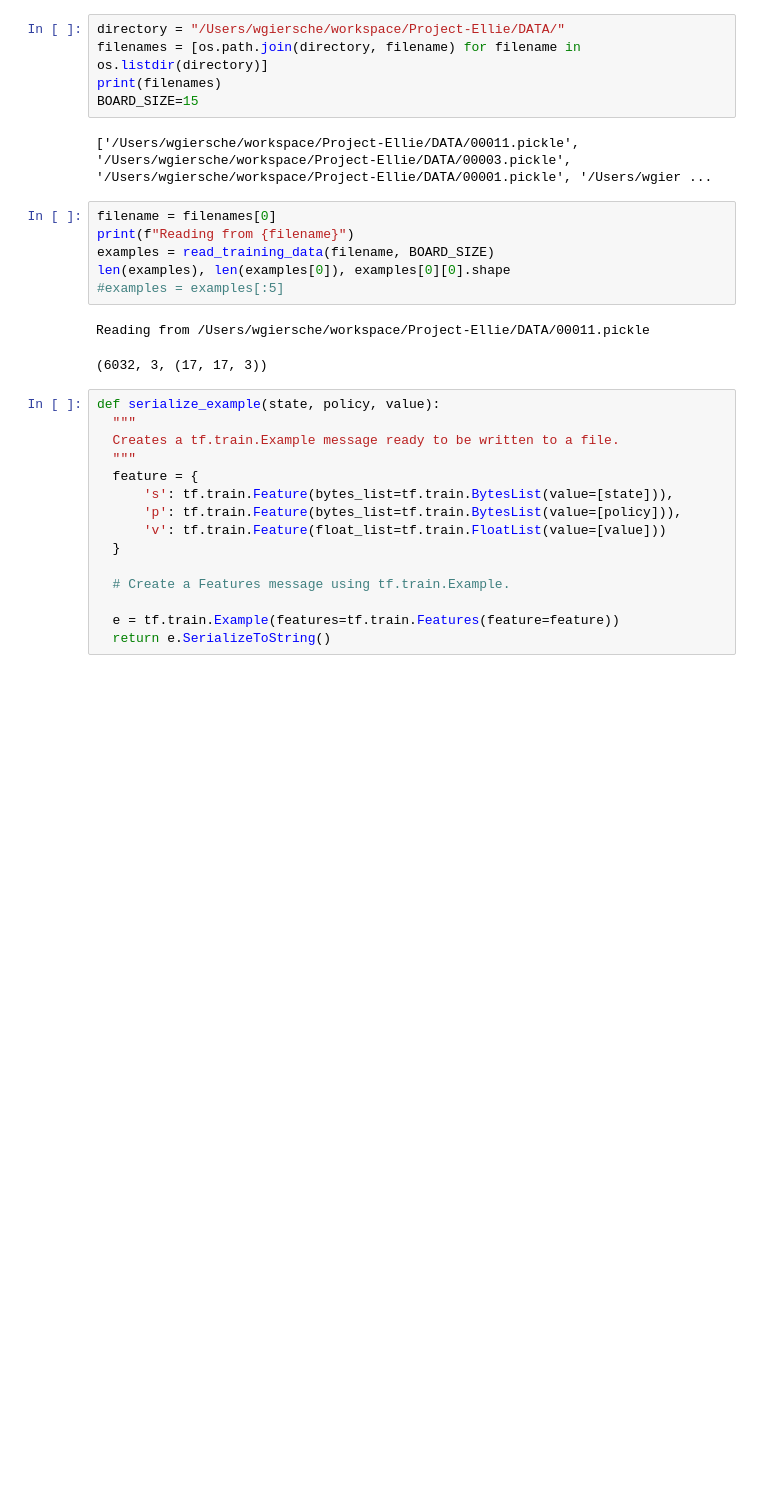
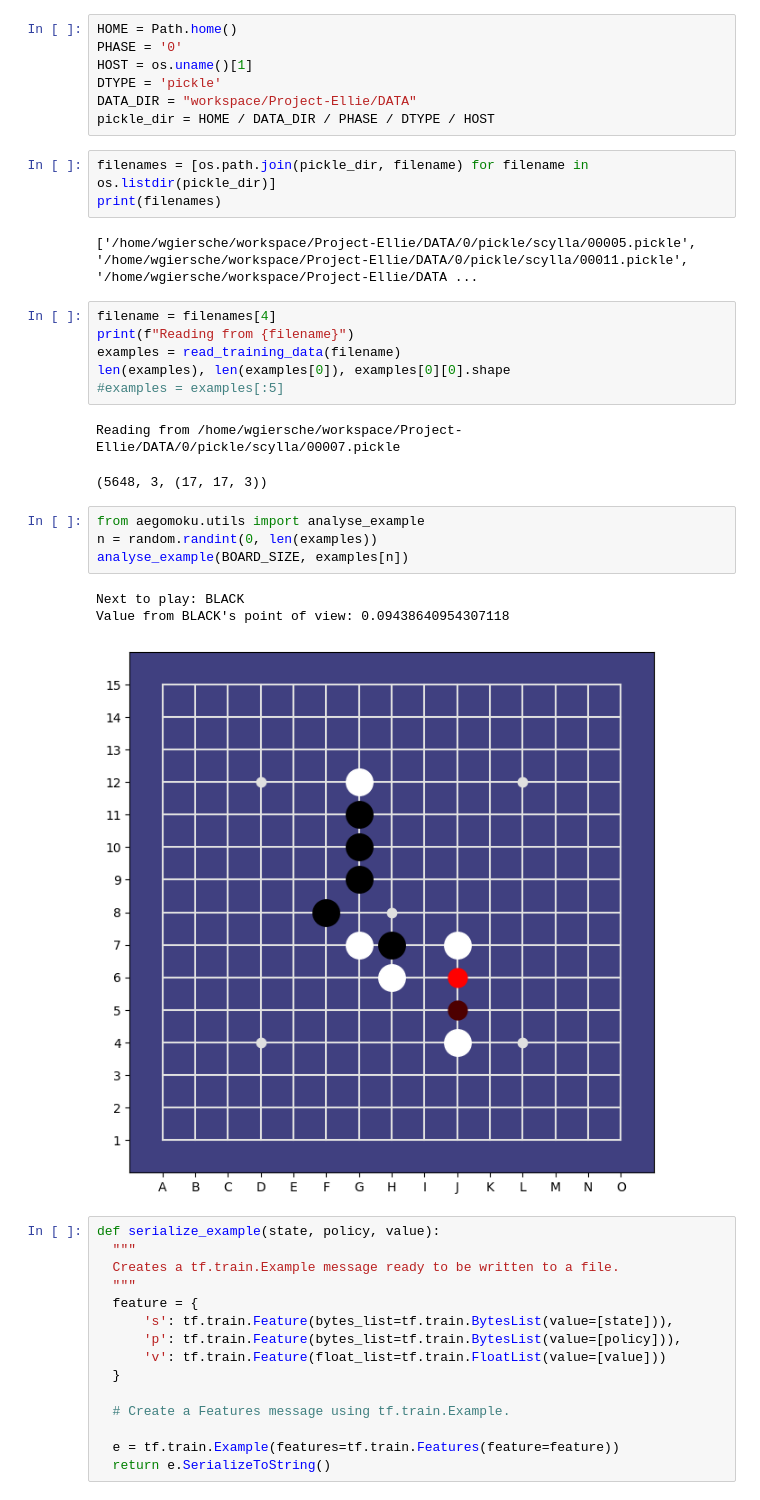
Before and after one commit to Project-Ellie/DeepGomoku, a Jupyter notebook: notebooks/TFRecords.ipynb, the cells around one changed output. Drawn from its saved outputs; the diff is of its cells as text; blank space fills up the shorter version.

```diff
--- a/notebooks/TFRecords.ipynb
+++ b/notebooks/TFRecords.ipynb
@@ -9,19 +13,32 @@ from aegomoku.game_data import read_training_data
+# %%
+HOME = Path.home()
+PHASE = '0'
+HOST = os.uname()[1]
+DTYPE = 'pickle'
+DATA_DIR = "workspace/Project-Ellie/DATA"
+pickle_dir = HOME / DATA_DIR / PHASE / DTYPE / HOST
 # %%
-directory = "/Users/wgiersche/workspace/Project-Ellie/DATA/"
-filenames = [os.path.join(directory, filename) for filename in os.listdir(directory)]
+filenames = [os.path.join(pickle_dir, filename) for filename in os.listdir(pickle_dir)]
 print(filenames)
-BOARD_SIZE=15
 # %% [output]
-['/Users/wgiersche/workspace/Project-Ellie/DATA/00011.pickle', '/Users/wgiersche/workspace/Project-Ellie/DATA/00003.pickle', '/Users/wgiersche/workspace/Project-Ellie/DATA/00001.pickle', '/Users/wgier ...
+['/home/wgiersche/workspace/Project-Ellie/DATA/0/pickle/scylla/00005.pickle', '/home/wgiersche/workspace/Project-Ellie/DATA/0/pickle/scylla/00011.pickle', '/home/wgiersche/workspace/Project-Ellie/DATA ...
 # %%
-filename = filenames[0]
+filename = filenames[4]
 print(f"Reading from {filename}")
-examples = read_training_data(filename, BOARD_SIZE)
+examples = read_training_data(filename)
 len(examples), len(examples[0]), examples[0][0].shape
 #examples = examples[:5]
 # %% [output]
-Reading from /Users/wgiersche/workspace/Project-Ellie/DATA/00011.pickle
+Reading from /home/wgiersche/workspace/Project-Ellie/DATA/0/pickle/scylla/00007.pickle
-(6032, 3, (17, 17, 3))
+(5648, 3, (17, 17, 3))
+# %%
+from aegomoku.utils import analyse_example
+n = random.randint(0, len(examples))
+analyse_example(BOARD_SIZE, examples[n])
+# %% [output]
+Next to play: BLACK
+Value from BLACK's point of view: 0.09438640954307118
+[figure, added]
 # %%
 def serialize_example(state, policy, value):
   """
```
Also changed, not shown: parts of 2 cells of this notebook, 14 other files.
